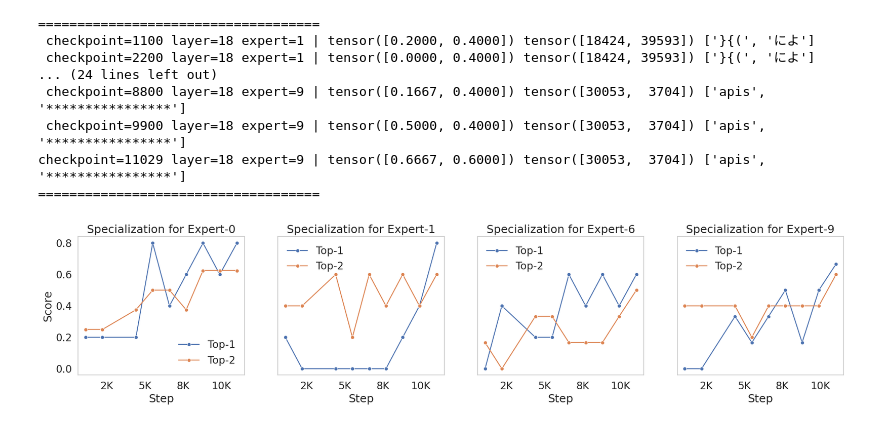
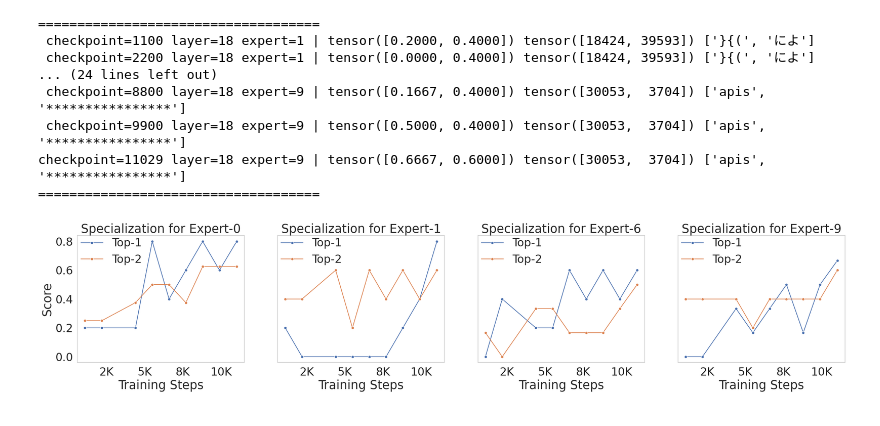
Before and after one commit to cmu-flame/FLAME-MoE, a Jupyter notebook: empirical_analysis/plot/expert_specialization.ipynb, the cells around one changed output. Cells and saved outputs as stored; diff of their text form; code cells hidden in the pictures.

Commit message:
make visual adjustments

```diff
--- a/empirical_analysis/plot/expert_specialization.ipynb
+++ b/empirical_analysis/plot/expert_specialization.ipynb
@@ -107,35 +107,35 @@ mpl.rcParams['font.family'] = 'Times New Roman'
 
 def human_format(x, pos):
     if x >= 1e9:
         return f'{x/1e9:.0f}B'
     elif x >= 1e6:
         return f'{x/1e6:.0f}M'
     elif x >= 1e3:
         return f'{x/1e3:.0f}K'
     else:
         return f'{x}'
 
-sns.set_theme(style="whitegrid", font_scale=1.5)
-fig, axes = plt.subplots(1, len(lines), figsize=(5 * len(lines) + 2, 4), sharey=True)
+sns.set_theme(style="whitegrid", font_scale=2.2)
+fig, axes = plt.subplots(1, len(lines), figsize=(7 * len(lines) + 2, 5), sharey=True)
 
 for ax, (expert_id, series) in zip(axes, lines):
     steps = [step for step, _ in series]
     value_lists = list(zip(*[vals for _, vals in series]))
 
     for j, scores in enumerate(value_lists):
         sns.lineplot(x=steps, y=scores, marker='o', ax=ax, label=f"Top-{j+1}")
 
     ax.grid(False)
     ax.set_title(f"Specialization for Expert-{expert_id}")
     ax.set_ylabel("Score" if ax is axes[0] else "")
-    ax.set_xlabel("Step")
+    ax.set_xlabel("Training Steps")
     ax.xaxis.set_major_formatter(FuncFormatter(human_format))
-    ax.legend(frameon=False)
+    ax.legend(loc='upper left', frameon=False, bbox_to_anchor=(-0.04, 1.06))
 
 joined_ids = "-".join(str(expert_id) for expert_id, _ in lines)
 file = Path(f"figures/expert-specialization/flame-moe-1.7b/{layer_number}/{joined_ids}.pdf")
 file.parent.mkdir(parents=True, exist_ok=True)
 plt.savefig(file, bbox_inches='tight', pad_inches=0)
 plt.show()
 # %% [output]
-[figure, old version]
+[figure, new version]
```
